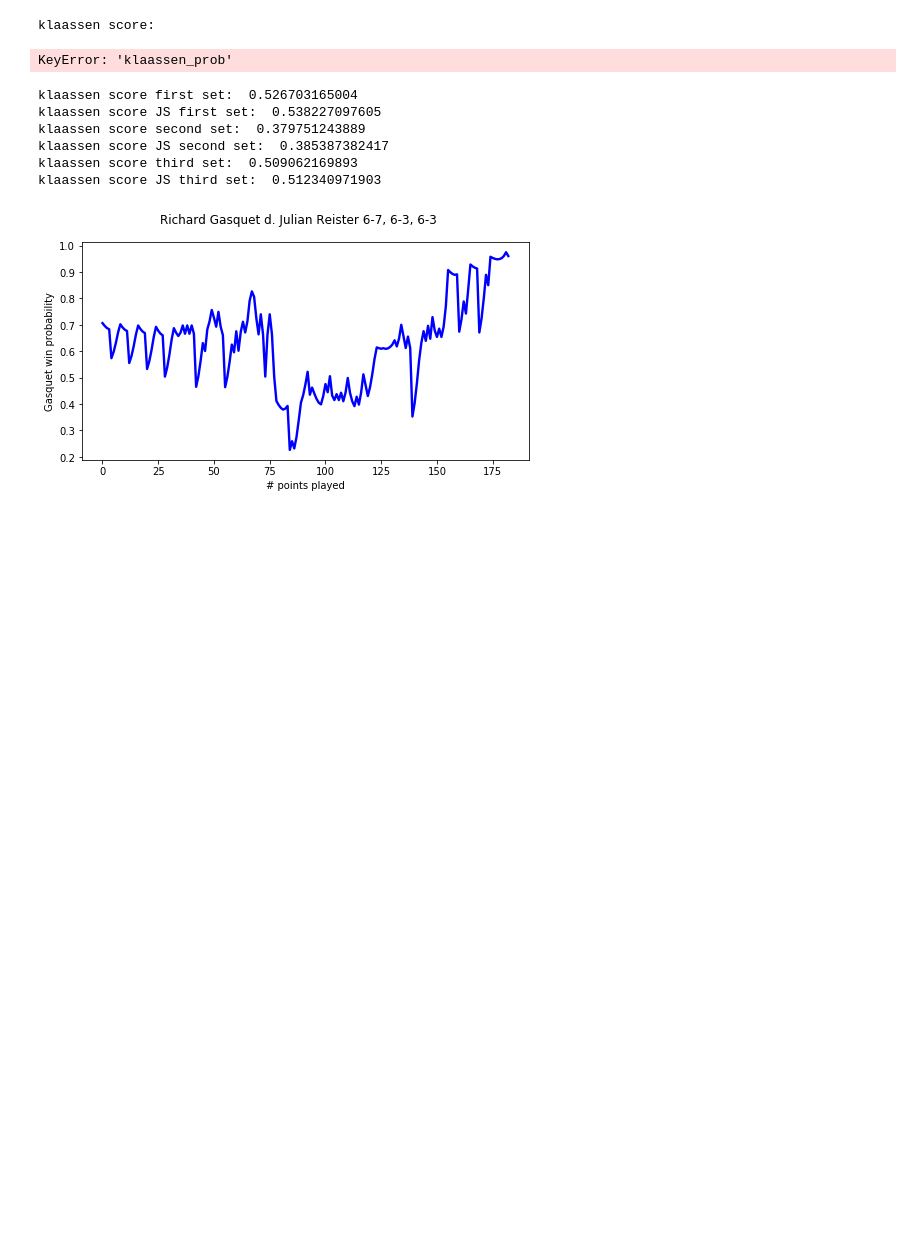
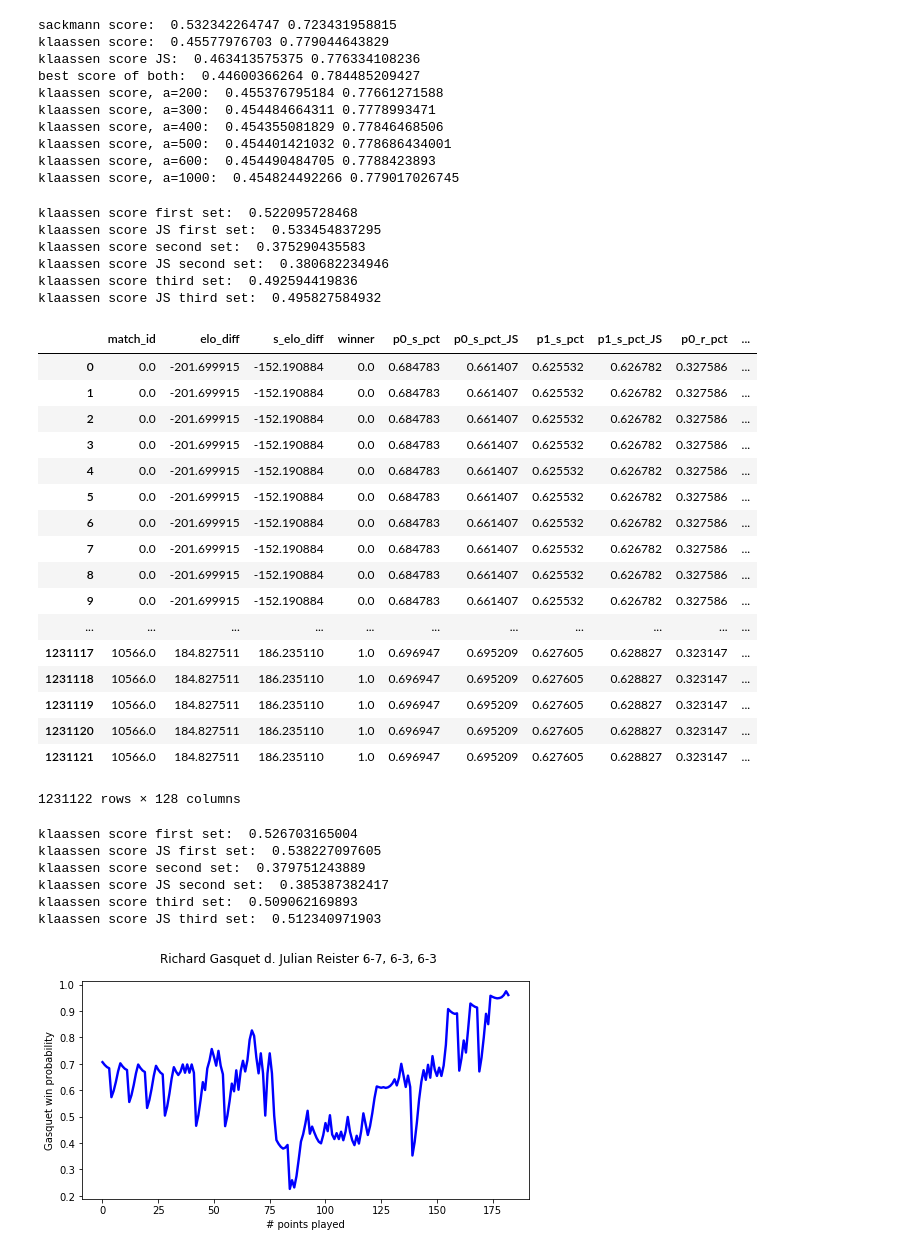
Before and after one commit to jgollub1/pbp_explorations, a Jupyter notebook: probability models.ipynb, the cells around one changed output. Saved outputs shown, nothing was run; the diff lists cells and outputs as text; code cells hidden in the pictures; blank space fills up the shorter version.

```diff
--- a/probability models.ipynb
+++ b/probability models.ipynb
@@ -39,12 +39,15 @@ one_index = df[df['winner']==1].index
 best_prob = np.zeros(len(df))
 best_prob[zero_index] = np.minimum(df['klaassen_prob'][zero_index],df['klaassen_prob_JS'][zero_index])
 best_prob[one_index] = np.maximum(df['klaassen_prob'][one_index],df['klaassen_prob_JS'][one_index])
+df['best_prob'] = best_prob
 # %%
 from sklearn.metrics import log_loss,accuracy_score
 
 n = len(df)
 
 # a=400 works the best
+print 'sackmann score: ',log_loss(df['winner'][:n],df['sackmann_prob'][:n],labels=[0,1]),\
+        accuracy_score(df['winner'][:n],df['sackmann_prob'][:n]>=.5)
 print 'klaassen score: ',log_loss(df['winner'][:n],df['klaassen_prob'][:n],labels=[0,1]),\
         accuracy_score(df['winner'][:n],df['klaassen_prob'][:n]>=.5)
 print 'klaassen score JS: ',log_loss(df['winner'][:n],df['klaassen_prob_JS'][:n],labels=[0,1]),\
@@ -64,8 +67,16 @@ print 'klaassen score, a=600: ',log_loss(df['winner'][:n],df['klaassen_prob_a_60
 print 'klaassen score, a=1000: ',log_loss(df['winner'][:n],df['klaassen_prob_a_1000'][:n],labels=[0,1]),\
         accuracy_score(df['winner'][:n],df['klaassen_prob_a_1000'][:n]>=.5)
 # %% [output]
-klaassen score:
+sackmann score:  0.532342264747 0.723431958815
+klaassen score:  0.45577976703 0.779044643829
+klaassen score JS:  0.463413575375 0.776334108236
+best score of both:  0.44600366264 0.784485209427
+klaassen score, a=200:  0.455376795184 0.77661271588
+klaassen score, a=300:  0.454484664311 0.7778993471
+klaassen score, a=400:  0.454355081829 0.77846468506
+klaassen score, a=500:  0.454401421032 0.778686434001
+klaassen score, a=600:  0.454490484705 0.7788423893
+klaassen score, a=1000:  0.454824492266 0.779017026745
-KeyError: 'klaassen_prob'
 # %%
 zero_set_ind = np.zeros(n)
 one_set_ind = np.zeros(n)
@@ -83,6 +94,43 @@ for i,row in df.iterrows():
         print 'hi'
 
 zero_set_ind,one_set_ind,two_set_ind = np.where(zero_set_ind==1)[0],np.where(one_set_ind==1)[0],np.where(two_set_ind==1)[0]
+# %%
+# include this in your analysis; the klaassen model is almost as bad at predicting in the third set
+# as it is in the first set (this should be improved with beta experiments)
+print 'klaassen score first set: ',log_loss(df['winner'][zero_set_ind],df['klaassen_prob'][zero_set_ind],labels=[0,1])
+print 'klaassen score JS first set: ',log_loss(df['winner'][zero_set_ind],df['klaassen_prob_JS'][zero_set_ind],labels=[0,1])
+print 'klaassen score second set: ',log_loss(df['winner'][one_set_ind],df['klaassen_prob'][one_set_ind],labels=[0,1])
+print 'klaassen score JS second set: ',log_loss(df['winner'][one_set_ind],df['klaassen_prob_JS'][one_set_ind],labels=[0,1])
+print 'klaassen score third set: ',log_loss(df['winner'][two_set_ind],df['klaassen_prob'][two_set_ind],labels=[0,1])
+print 'klaassen score JS third set: ',log_loss(df['winner'][two_set_ind],df['klaassen_prob_JS'][two_set_ind],labels=[0,1])
+# %% [output]
+klaassen score first set:  0.522095728468
+klaassen score JS first set:  0.533454837295
+klaassen score second set:  0.375290435583
+klaassen score JS second set:  0.380682234946
+klaassen score third set:  0.492594419836
+klaassen score JS third set:  0.495827584932
+# %%
+df
+# %% [output]
+|  | match_id | elo_diff | s_elo_diff | winner | p0_s_pct | p0_s_pct_JS | p1_s_pct | p1_s_pct_JS | p0_r_pct | ... |
+| 0 | 0.0 | -201.699915 | -152.190884 | 0.0 | 0.684783 | 0.661407 | 0.625532 | 0.626782 | 0.327586 | ... |
+| 1 | 0.0 | -201.699915 | -152.190884 | 0.0 | 0.684783 | 0.661407 | 0.625532 | 0.626782 | 0.327586 | ... |
+| 2 | 0.0 | -201.699915 | -152.190884 | 0.0 | 0.684783 | 0.661407 | 0.625532 | 0.626782 | 0.327586 | ... |
+| 3 | 0.0 | -201.699915 | -152.190884 | 0.0 | 0.684783 | 0.661407 | 0.625532 | 0.626782 | 0.327586 | ... |
+| 4 | 0.0 | -201.699915 | -152.190884 | 0.0 | 0.684783 | 0.661407 | 0.625532 | 0.626782 | 0.327586 | ... |
+| 5 | 0.0 | -201.699915 | -152.190884 | 0.0 | 0.684783 | 0.661407 | 0.625532 | 0.626782 | 0.327586 | ... |
+| 6 | 0.0 | -201.699915 | -152.190884 | 0.0 | 0.684783 | 0.661407 | 0.625532 | 0.626782 | 0.327586 | ... |
+| 7 | 0.0 | -201.699915 | -152.190884 | 0.0 | 0.684783 | 0.661407 | 0.625532 | 0.626782 | 0.327586 | ... |
+| 8 | 0.0 | -201.699915 | -152.190884 | 0.0 | 0.684783 | 0.661407 | 0.625532 | 0.626782 | 0.327586 | ... |
+| 9 | 0.0 | -201.699915 | -152.190884 | 0.0 | 0.684783 | 0.661407 | 0.625532 | 0.626782 | 0.327586 | ... |
+| ... | ... | ... | ... | ... | ... | ... | ... | ... | ... | ... |
+| 1231117 | 10566.0 | 184.827511 | 186.235110 | 1.0 | 0.696947 | 0.695209 | 0.627605 | 0.628827 | 0.323147 | ... |
+| 1231118 | 10566.0 | 184.827511 | 186.235110 | 1.0 | 0.696947 | 0.695209 | 0.627605 | 0.628827 | 0.323147 | ... |
+| 1231119 | 10566.0 | 184.827511 | 186.235110 | 1.0 | 0.696947 | 0.695209 | 0.627605 | 0.628827 | 0.323147 | ... |
+| 1231120 | 10566.0 | 184.827511 | 186.235110 | 1.0 | 0.696947 | 0.695209 | 0.627605 | 0.628827 | 0.323147 | ... |
+| 1231121 | 10566.0 | 184.827511 | 186.235110 | 1.0 | 0.696947 | 0.695209 | 0.627605 | 0.628827 | 0.323147 | ... |
+1231122 rows × 128 columns
 # %%
 # include this in your analysis; the klaassen model is almost as bad at predicting in the third set
 # as it is in the first set (this should be improved with beta experiments)
```
Also changed, not shown: 8 other files.
